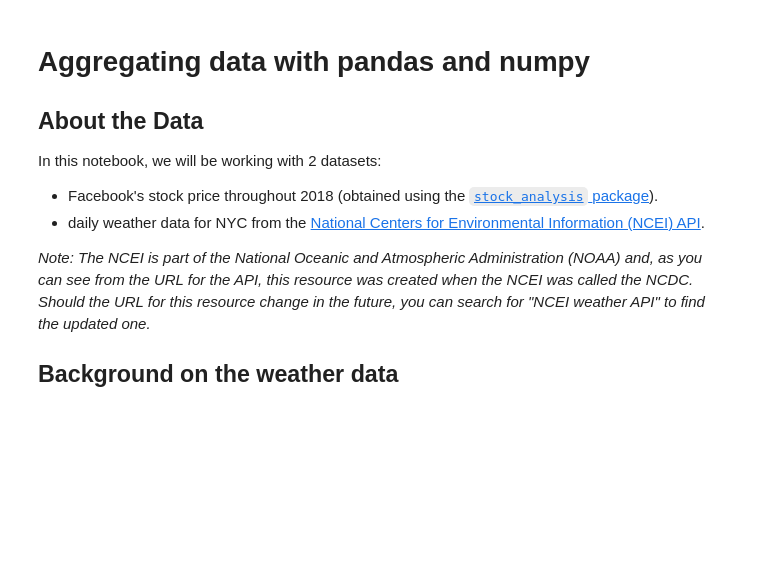
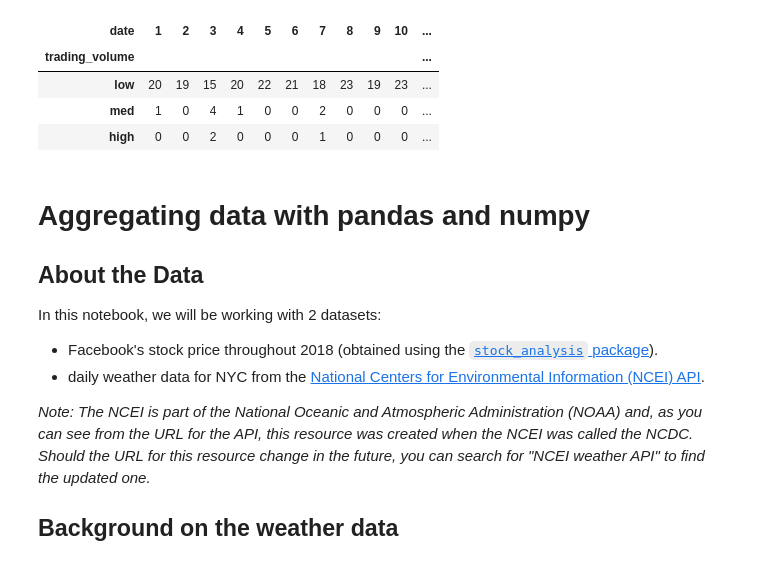
Before and after one commit to Lee-geonwu/class_ai4ml, a Jupyter notebook: week5/3-aggregations.ipynb, the cells around one changed output. Cells and saved outputs as stored; diff of their text form; code cells hidden in the pictures; blank space fills up the shorter version.

```diff
--- a/week5/3-aggregations.ipynb
+++ b/week5/3-aggregations.ipynb
@@ -2,0 +105,8 @@
+# %%
+### Tasks for today
+### Practice crosstab and pivot_table.
+### Use pivot_table to produce the same result as below.
+fb = pd.read_csv('data/fb_2018.csv', index_col='date', parse_dates=True).assign(
+    trading_volume=lambda x: pd.cut(x.volume, bins=3, labels=['low', 'med', 'high'])
+)
+fb.head()
@@ -3,3 +133,16 @@
+# %%
+fb.pivot_table(
+    index = 'trading_volume',
+    columns = fb.index.month,
+    values = 'volume',
+    aggfunc = 'count'
+)
+# %% [output]
+| date | 1 | 2 | 3 | 4 | 5 | 6 | 7 | 8 | 9 | 10 | ... |
+| trading_volume |  |  |  |  |  |  |  |  |  |  | ... |
+| low | 20 | 19 | 15 | 20 | 22 | 21 | 18 | 23 | 19 | 23 | ... |
+| med | 1 | 0 | 4 | 1 | 0 | 0 | 2 | 0 | 0 | 0 | ... |
+| high | 0 | 0 | 2 | 0 | 0 | 0 | 1 | 0 | 0 | 0 | ... |
 # %% [markdown]
 # Aggregating data with pandas and numpy
 
```
Also changed, not shown: parts of 7 cells of this notebook.
